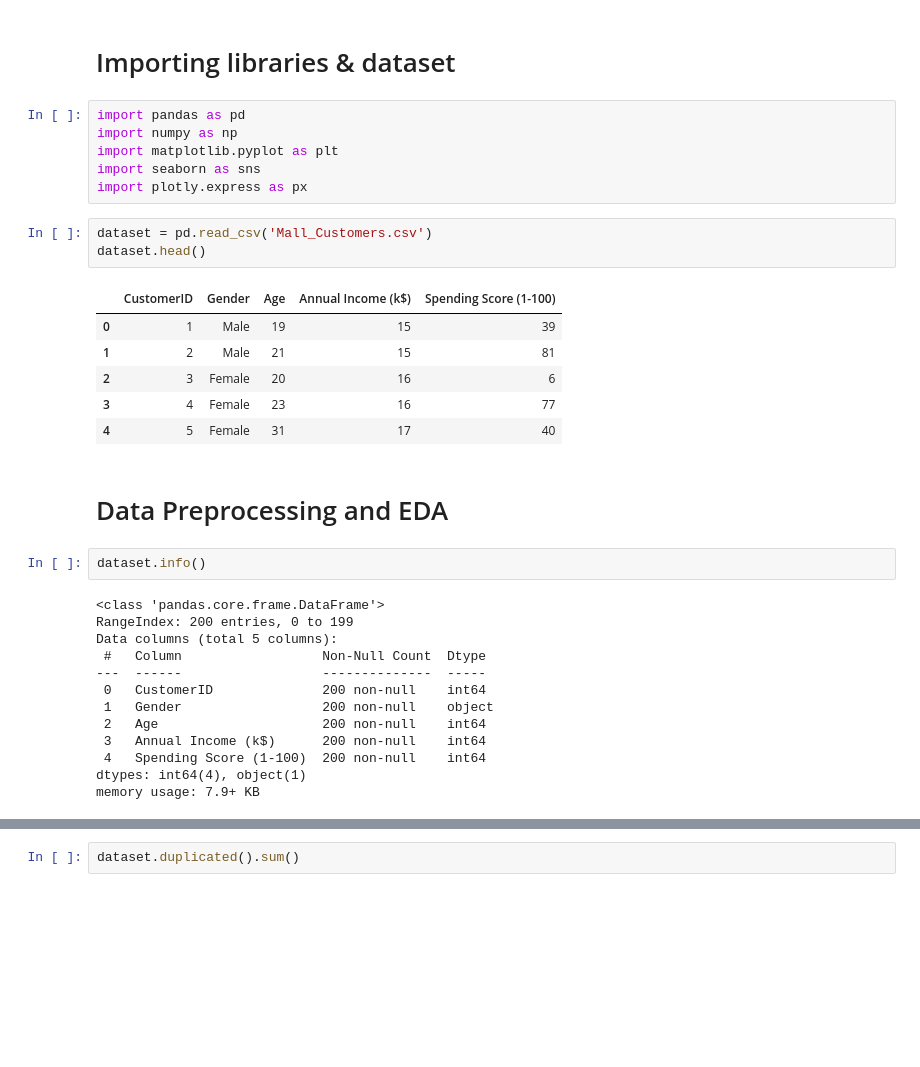
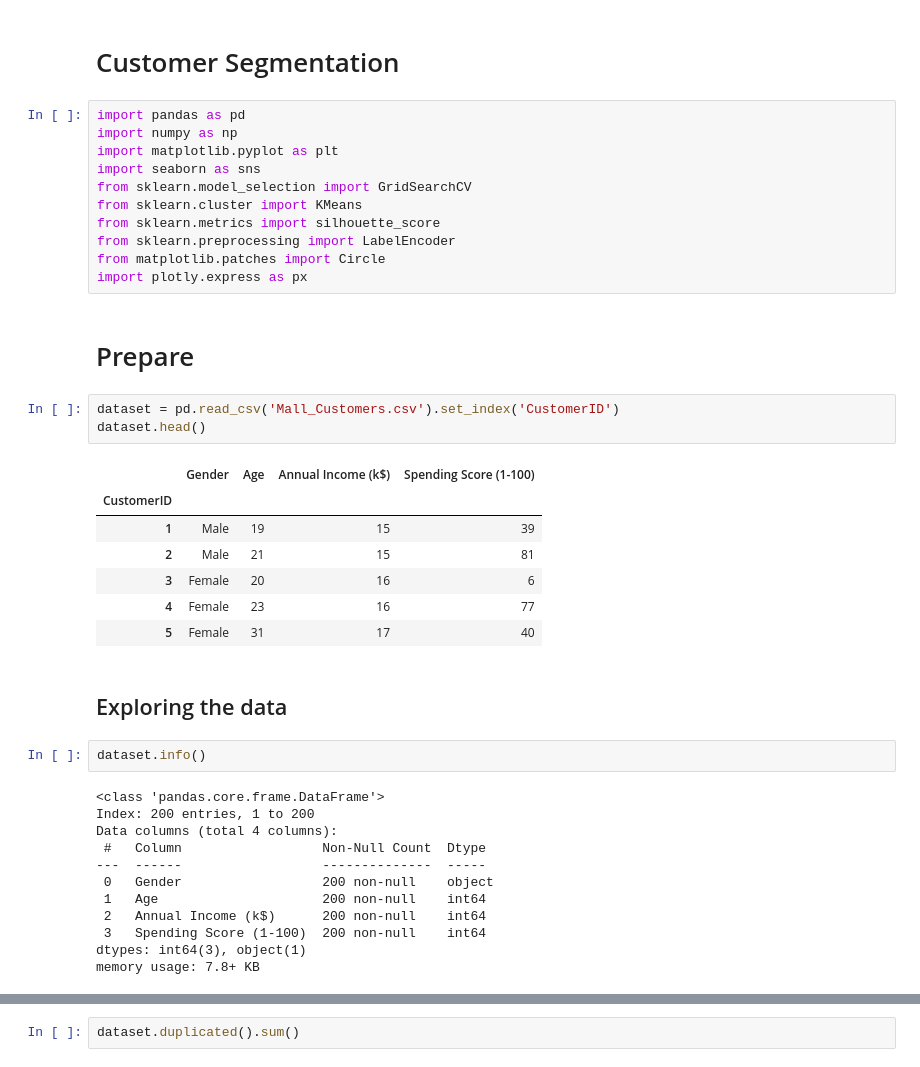
Before and after one commit to Boghdady9/PRODIGY_ML_02, a Jupyter notebook: Notebook.ipynb, the cells around one changed output, grey strips where cells are left out. Saved outputs shown, nothing was run; the diff lists cells and outputs as text; blank space fills up the shorter version.

```diff
--- a/Notebook.ipynb
+++ b/Notebook.ipynb
@@ -1,38 +1,45 @@
 # %% [markdown]
-# Importing libraries & dataset
+# Customer Segmentation
 # %%
 import pandas as pd
 import numpy as np
 import matplotlib.pyplot as plt
 import seaborn as sns
+from sklearn.model_selection import GridSearchCV
+from sklearn.cluster import KMeans
+from sklearn.metrics import silhouette_score
+from sklearn.preprocessing import LabelEncoder
+from matplotlib.patches import Circle
 import plotly.express as px
+# %% [markdown]
+# Prepare
 # %%
-dataset = pd.read_csv('Mall_Customers.csv')
+dataset = pd.read_csv('Mall_Customers.csv').set_index('CustomerID')
 dataset.head()
 # %% [output]
-|  | CustomerID | Gender | Age | Annual Income (k$) | Spending Score (1-100) |
-| 0 | 1 | Male | 19 | 15 | 39 |
-| 1 | 2 | Male | 21 | 15 | 81 |
-| 2 | 3 | Female | 20 | 16 | 6 |
-| 3 | 4 | Female | 23 | 16 | 77 |
-| 4 | 5 | Female | 31 | 17 | 40 |
+|  | Gender | Age | Annual Income (k$) | Spending Score (1-100) |
+| CustomerID |  |  |  |  |
+| 1 | Male | 19 | 15 | 39 |
+| 2 | Male | 21 | 15 | 81 |
+| 3 | Female | 20 | 16 | 6 |
+| 4 | Female | 23 | 16 | 77 |
+| 5 | Female | 31 | 17 | 40 |
 # %% [markdown]
-# Data Preprocessing and EDA
+## Exploring the data
 # %%
 dataset.info()
 # %% [output]
 <class 'pandas.core.frame.DataFrame'>
-RangeIndex: 200 entries, 0 to 199
-Data columns (total 5 columns):
+Index: 200 entries, 1 to 200
+Data columns (total 4 columns):
  #   Column                  Non-Null Count  Dtype
 ---  ------                  --------------  -----
- 0   CustomerID              200 non-null    int64
- 1   Gender                  200 non-null    object
- 2   Age                     200 non-null    int64
- 3   Annual Income (k$)      200 non-null    int64
- 4   Spending Score (1-100)  200 non-null    int64
-dtypes: int64(4), object(1)
-memory usage: 7.9+ KB
+ 0   Gender                  200 non-null    object
+ 1   Age                     200 non-null    int64
+ 2   Annual Income (k$)      200 non-null    int64
+ 3   Spending Score (1-100)  200 non-null    int64
+dtypes: int64(3), object(1)
+memory usage: 7.8+ KB
 # %%
 dataset.describe()
 # %% [output]
```
Also changed, not shown: parts of 39 cells of this notebook.
